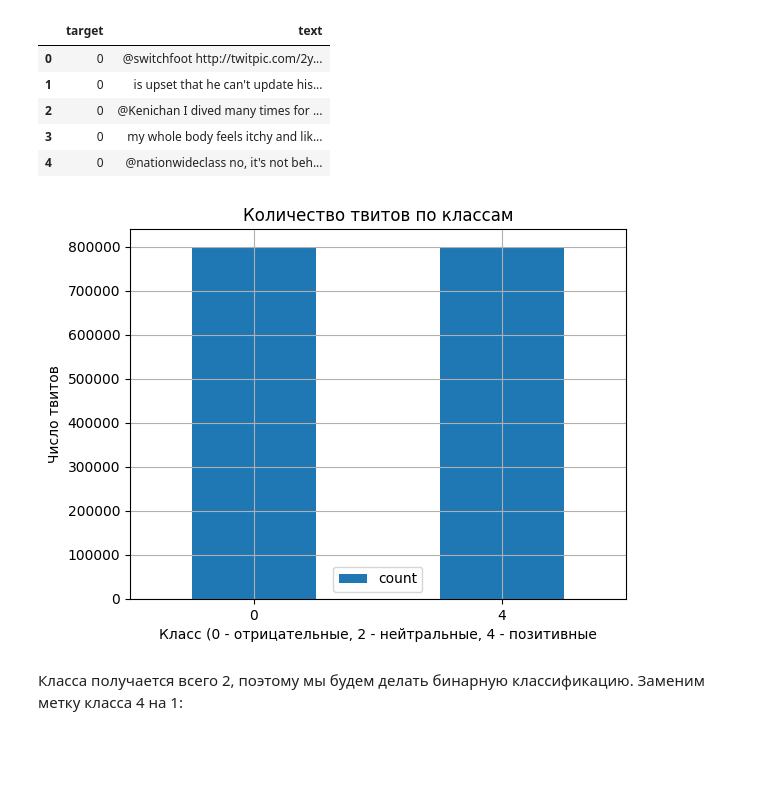
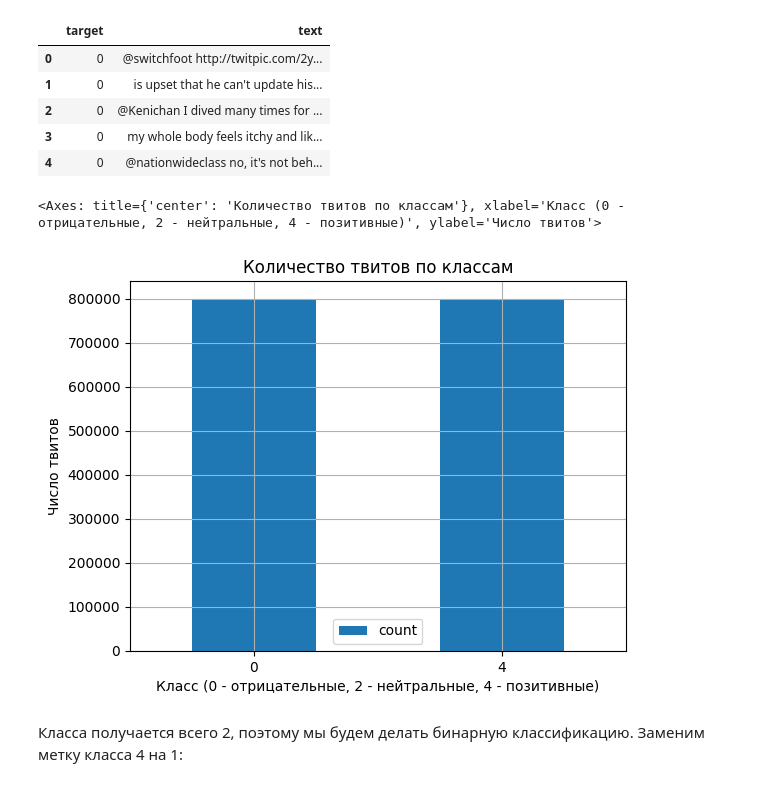
Before and after one commit to sad-bkt/sentiment_classification, a Jupyter notebook: sentiment_classification.ipynb, the cells around one changed output. Cells and saved outputs as stored; diff of their text form; code cells hidden in the pictures; blank space fills up the shorter version.

Commit message:
Added plots for lab 1 and fine-tuning for lab 3

```diff
--- a/sentiment_classification.ipynb
+++ b/sentiment_classification.ipynb
@@ -54,6 +53,6 @@ with zipfile.ZipFile('sentiment140.zip', 'r') as zipref:
 # %%
 colnames=['target', 'ids', 'date', 'flag', 'user', 'text']
-data = pd.read_csv("sentiment140/training.1600000.processed.noemoticon.csv", encoding='cp1252', names=colnames, header=None)
+data = pd.read_csv("/kaggle/input/sentiment140/training.1600000.processed.noemoticon.csv", encoding='cp1252', names=colnames, header=None)
 data.sample(10)
 # %% [output]
 |  | target | ids | date | flag | user | text |
@@ -96,15 +97,16 @@ data.head()
 # %%
 data['target'].value_counts().plot(
     kind='bar',
     rot=0,
     title='Количество твитов по классам',
-    xlabel='Класс (0 - отрицательные, 2 - нейтральные, 4 - позитивные',
+    xlabel='Класс (0 - отрицательные, 2 - нейтральные, 4 - позитивные)',
     ylabel='Число твитов',
     legend=True,
     grid=True
-);
+)
 # %% [output]
+<Axes: title={'center': 'Количество твитов по классам'}, xlabel='Класс (0 - отрицательные, 2 - нейтральные, 4 - позитивные)', ylabel='Число твитов'>
-[figure, old version]
+[figure, new version]
 # %% [markdown]
 Класса получается всего 2, поэтому мы будем делать бинарную классификацию. Заменим метку класса 4 на 1:
 # %%
```
Also changed, not shown: parts of 53 cells of this notebook, 8 other files.
